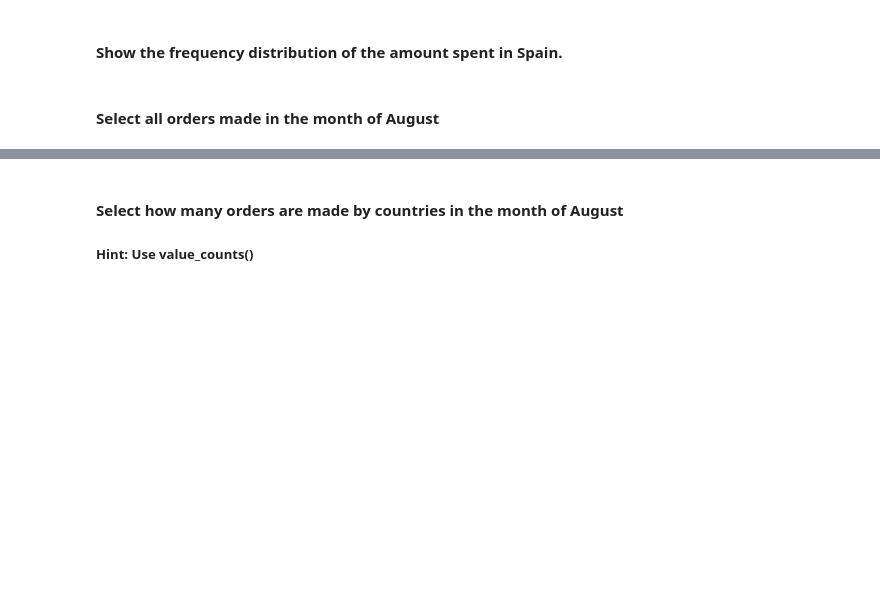
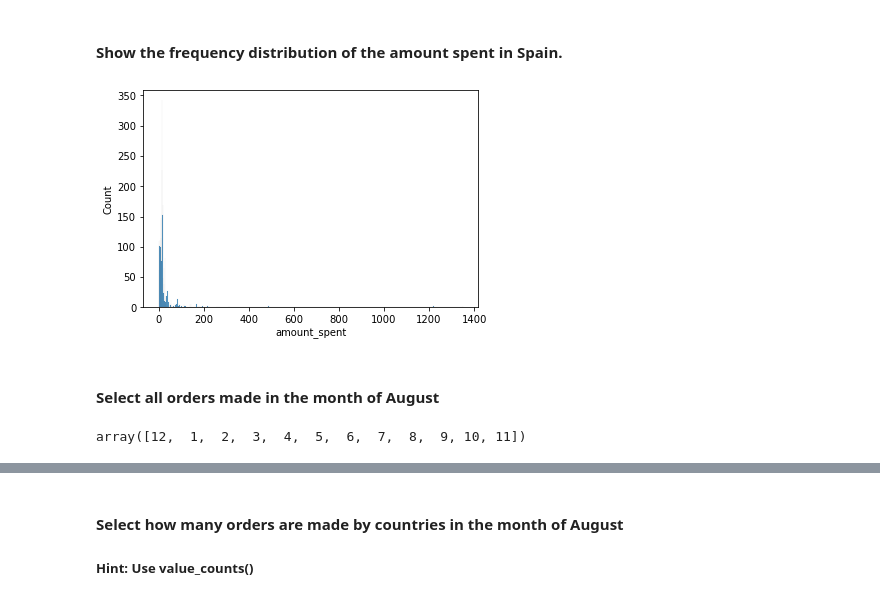
Before and after one commit to Afidalgo-fmm/lab-descriptive-stats, a Jupyter notebook: your-code/main.ipynb, the cells around one changed output, grey strips where cells are left out. Cells and saved outputs as stored; diff of their text form; code cells hidden in the pictures; blank space fills up the shorter version.

```diff
--- a/your-code/main.ipynb
+++ b/your-code/main.ipynb
@@ -452,2 +466,6 @@ a = list()
+# %%
+sns.histplot(data = or66[or66["Country"] == "Spain"], x= "amount_spent");
+# %% [output]
+[figure, added]
 # %% [markdown]
 #### Select all orders made in the month of August
@@ -455,0 +472,4 @@ a = list()
+# %%
+or66.month.unique()
+# %% [output]
+array([12,  1,  2,  3,  4,  5,  6,  7,  8,  9, 10, 11])
```
Also changed, not shown: parts of 21 cells of this notebook.
